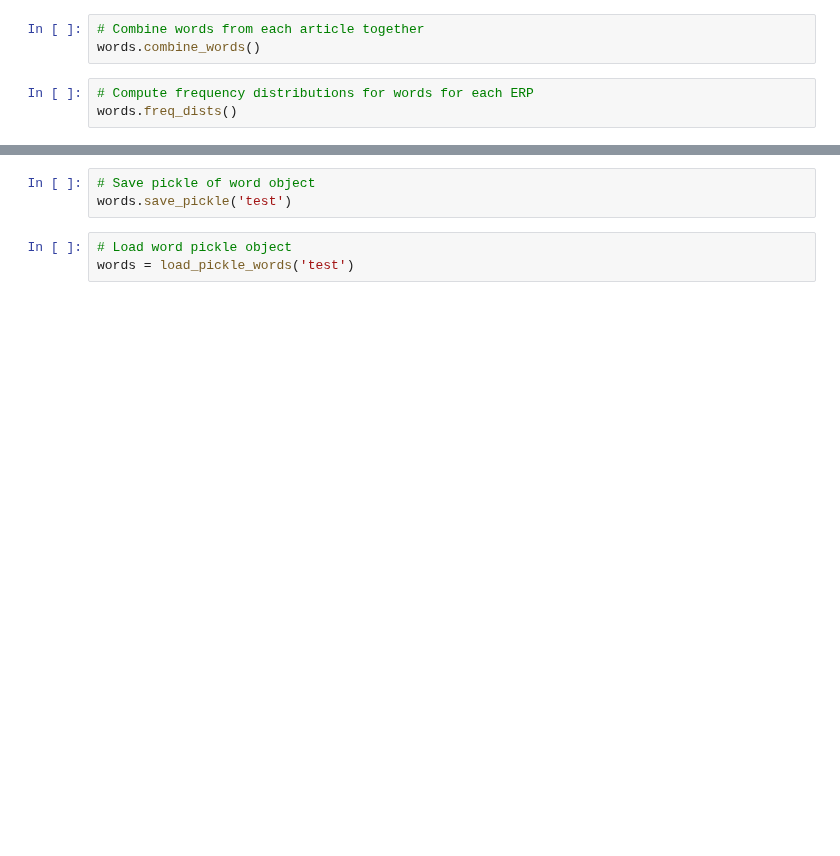
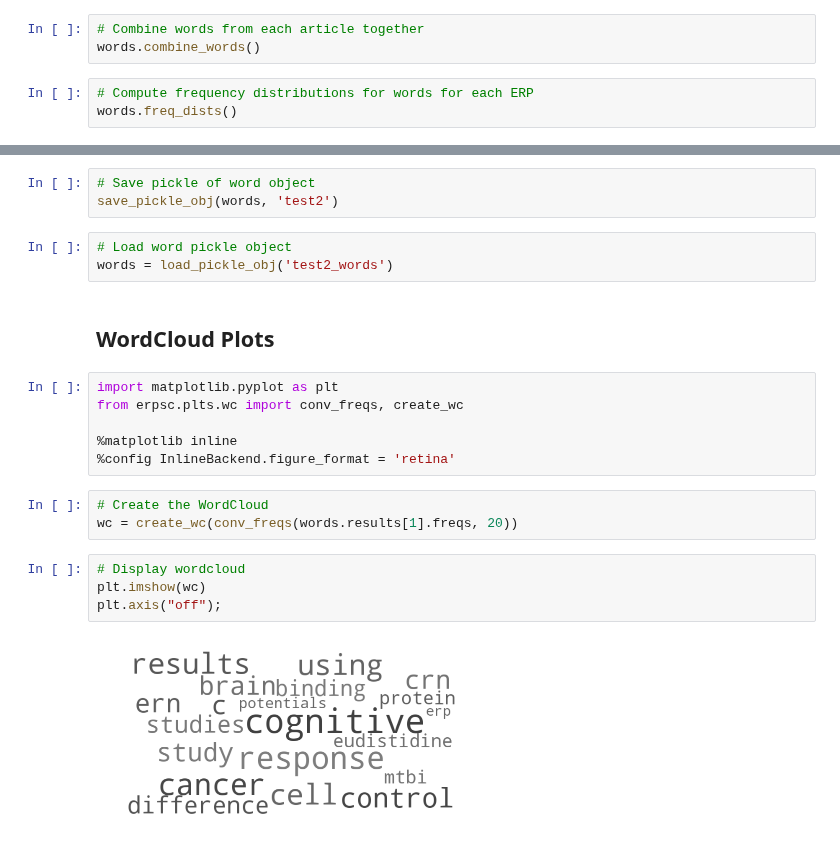
Before and after one commit to weblearn22/ERPscanr, a Jupyter notebook: notebooks/Words.ipynb, the cells around one changed output, grey strips where cells are left out. Cells and saved outputs as stored; diff of their text form; blank space fills up the shorter version.

```diff
--- a/notebooks/Words.ipynb
+++ b/notebooks/Words.ipynb
@@ -60,6 +47,23 @@ P300 :  expression , associated , affective , results , potential ,
 # %%
 # Save pickle of word object
-words.save_pickle('test')
+save_pickle_obj(words, 'test2')
 # %%
 # Load word pickle object
-words = load_pickle_words('test')
+words = load_pickle_obj('test2_words')
+# %% [markdown]
+## WordCloud Plots
+# %%
+import matplotlib.pyplot as plt
+from erpsc.plts.wc import conv_freqs, create_wc
+
+%matplotlib inline
+%config InlineBackend.figure_format = 'retina'
+# %%
+# Create the WordCloud
+wc = create_wc(conv_freqs(words.results[1].freqs, 20))
+# %%
+# Display wordcloud
+plt.imshow(wc)
+plt.axis("off");
+# %% [output]
+[figure, added]
```
Also changed, not shown: parts of 4 cells of this notebook, 1 other file.
